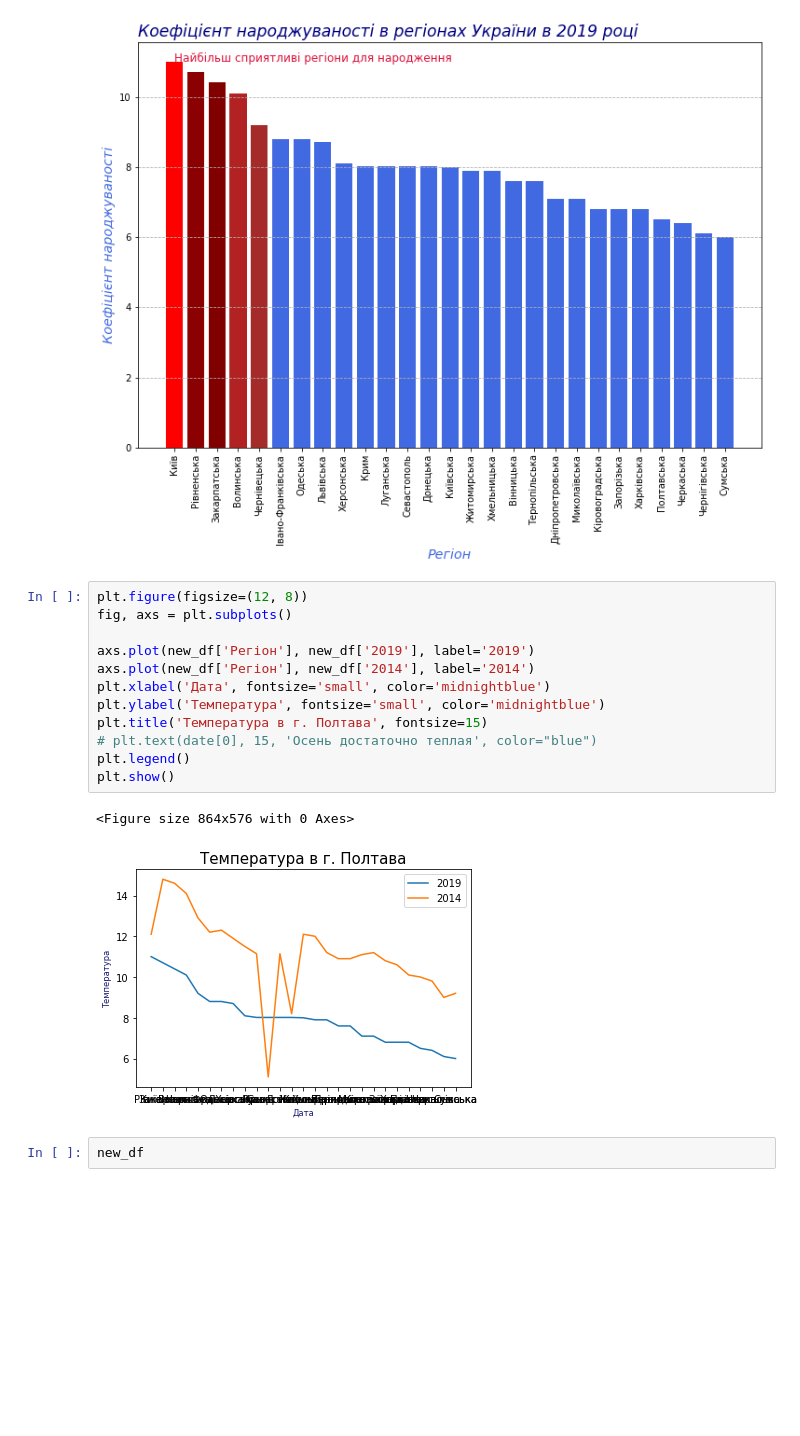
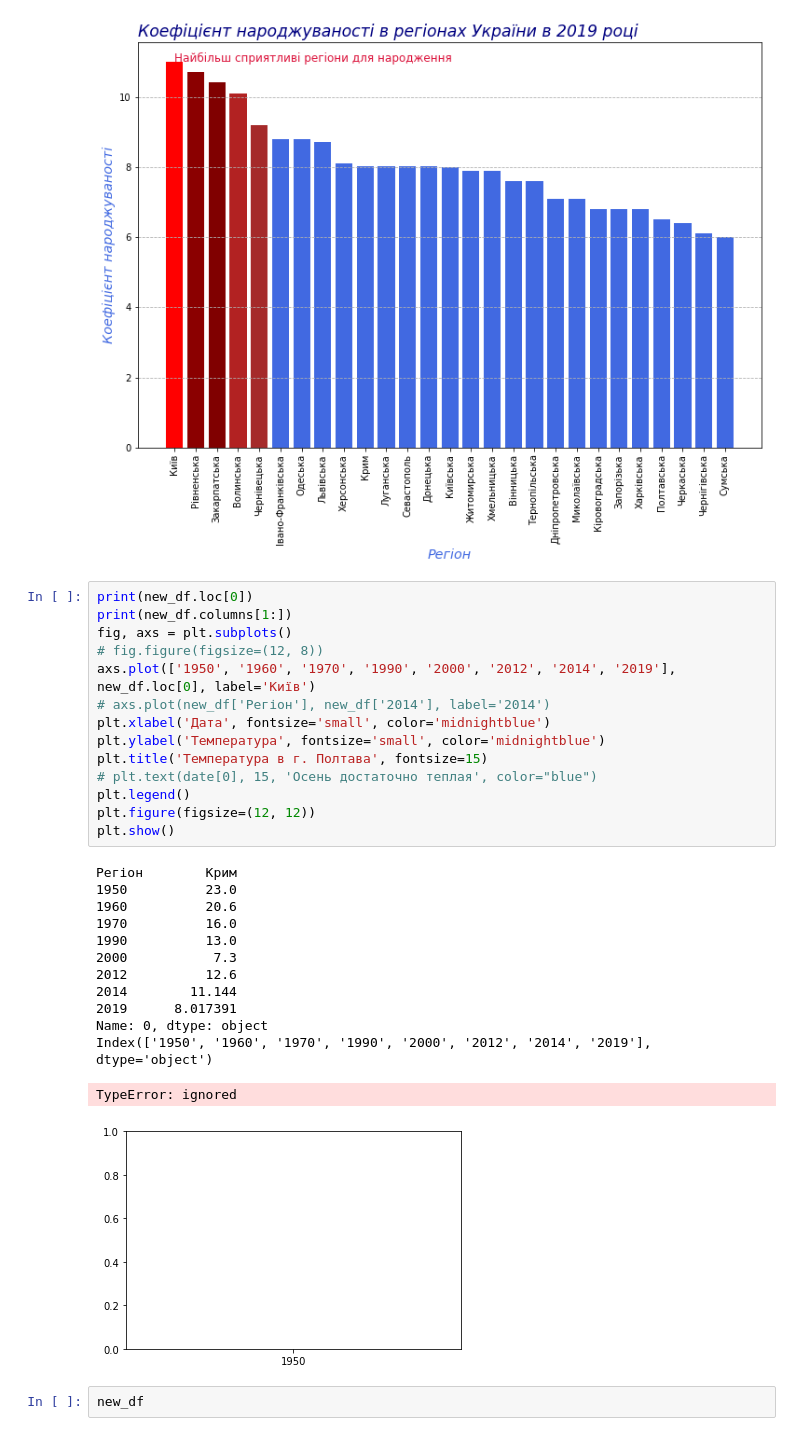
Before and after one commit to PavelStelmakhV/hw303-data-visualization, a Jupyter notebook: Hw2.1.ipynb, the cells around one changed output. Cells and saved outputs as stored; diff of their text form; blank space fills up the shorter version.

```diff
--- a/Hw2.1.ipynb
+++ b/Hw2.1.ipynb
@@ -138,20 +131,33 @@ plt.show()
 # %% [output]
 [figure]
 # %%
-plt.figure(figsize=(12, 8))
+print(new_df.loc[0])
+print(new_df.columns[1:])
 fig, axs = plt.subplots()
-
-axs.plot(new_df['Регіон'], new_df['2019'], label='2019')
-axs.plot(new_df['Регіон'], new_df['2014'], label='2014')
+# fig.figure(figsize=(12, 8))
+axs.plot(['1950', '1960', '1970', '1990', '2000', '2012', '2014', '2019'], new_df.loc[0], label='Київ')
+# axs.plot(new_df['Регіон'], new_df['2014'], label='2014')
 plt.xlabel('Дата', fontsize='small', color='midnightblue')
 plt.ylabel('Температура', fontsize='small', color='midnightblue')
 plt.title('Температура в г. Полтава', fontsize=15)
 # plt.text(date[0], 15, 'Осень достаточно теплая', color="blue")
 plt.legend()
+plt.figure(figsize=(12, 12))
 plt.show()
 # %% [output]
-<Figure size 864x576 with 0 Axes>
+Регіон        Крим
+1950          23.0
+1960          20.6
+1970          16.0
+1990          13.0
+2000           7.3
+2012          12.6
+2014        11.144
+2019      8.017391
+Name: 0, dtype: object
+Index(['1950', '1960', '1970', '1990', '2000', '2012', '2014', '2019'], dtype='object')
+TypeError: ignored
-[figure, old version]
+[figure, new version]
 # %%
 new_df
 # %% [output]
```
Also changed, not shown: parts of 3 cells of this notebook.
